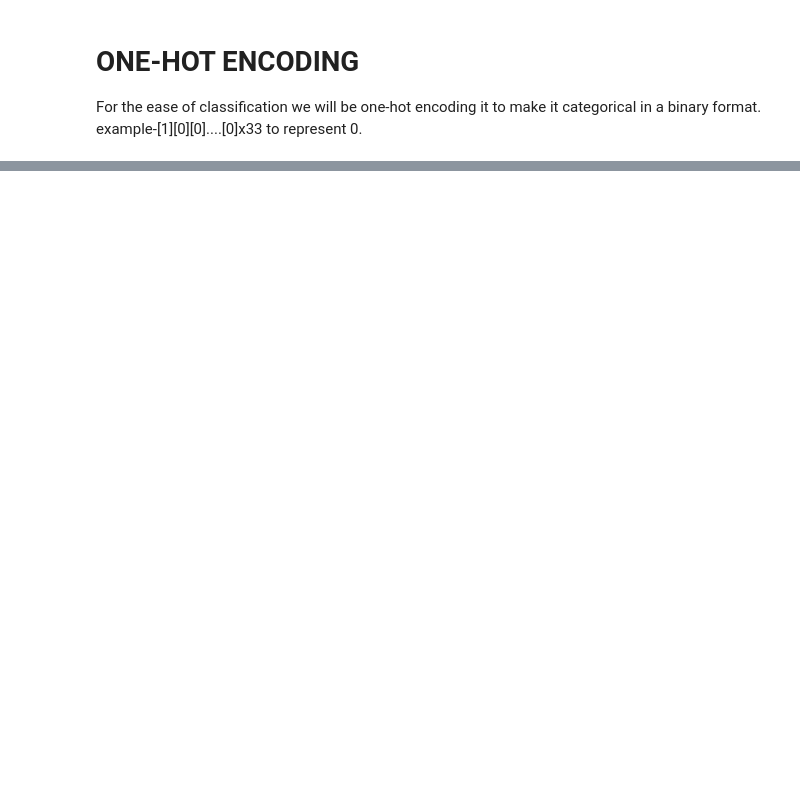
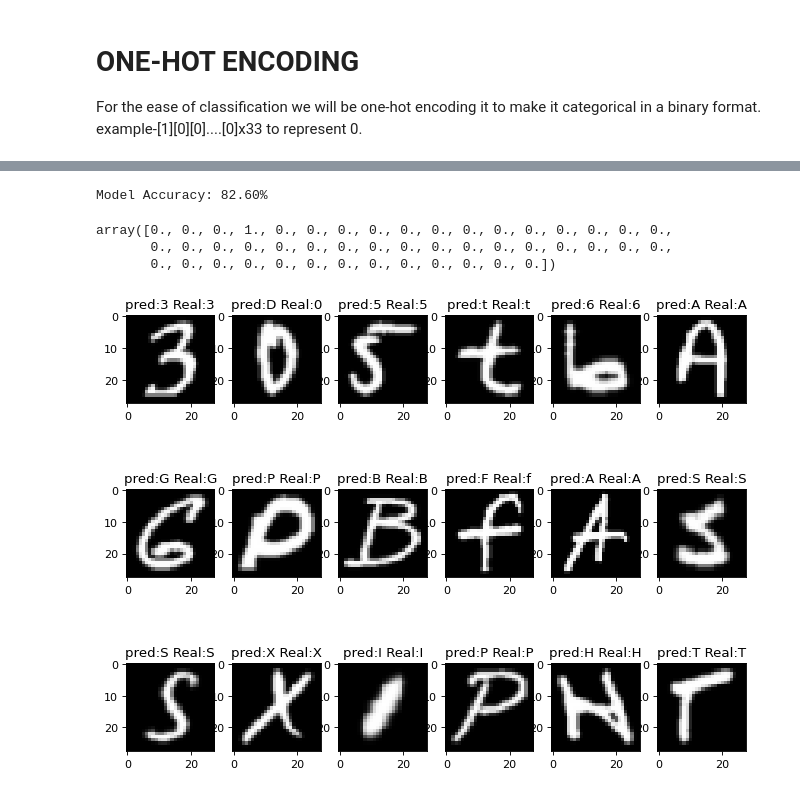
Before and after one commit to Light-700/The-Analyser, a Jupyter notebook: img-analyzer.ipynb, the cells around one changed output, grey strips where cells are left out. Cells and saved outputs as stored; diff of their text form; code cells hidden in the pictures; blank space fills up the shorter version.

```diff
--- a/img-analyzer.ipynb
+++ b/img-analyzer.ipynb
@@ -186,6 +304,3 @@ print(x_test.shape)
-# %%
-x_cv,x_test,y_cv,y_test= train_test_split(x_test,y_test,test_size=0.4, random_state=88)
-x_cv.shape, y_cv.shape
 # %%
 model= Sequential([
 kr.layers.Flatten(input_shape =(28,28),),
@@ -204,9 +351,23 @@ y_pred.shape
+# %%
+# Evaluate on the test set
+loss, accuracy = model.evaluate(x_test, y_test, verbose=0)
+print(f"Model Accuracy: {accuracy * 100:.2f}%")
+# %% [output]
+Model Accuracy: 82.60%
+# %%
+y_test[200]
+# %% [output]
+array([0., 0., 0., 1., 0., 0., 0., 0., 0., 0., 0., 0., 0., 0., 0., 0., 0.,
+       0., 0., 0., 0., 0., 0., 0., 0., 0., 0., 0., 0., 0., 0., 0., 0., 0.,
+       0., 0., 0., 0., 0., 0., 0., 0., 0., 0., 0., 0., 0.])
 # %%
 plt.figure(figsize=(10, 8), dpi=80)
 for i in range(200, 218):
     plt.subplot(3,6,i-199)
-    plt.imshow(x_cv[i], cmap=plt.cm.gray)
-    plt.title(label_dict[y_pred[i].argmax()])
+    plt.imshow(x_test[i], cmap=plt.cm.gray)
+    plt.title(f"pred:{label_dict[y_pred[i].argmax()]} Real:{label_dict[y_test[i].argmax()]}" )
+# %% [output]
+[figure, added]
 # %%
 acc = hist.history['accuracy']
 val_acc = hist.history['val_accuracy']
```
Also changed, not shown: parts of 29 cells of this notebook.
